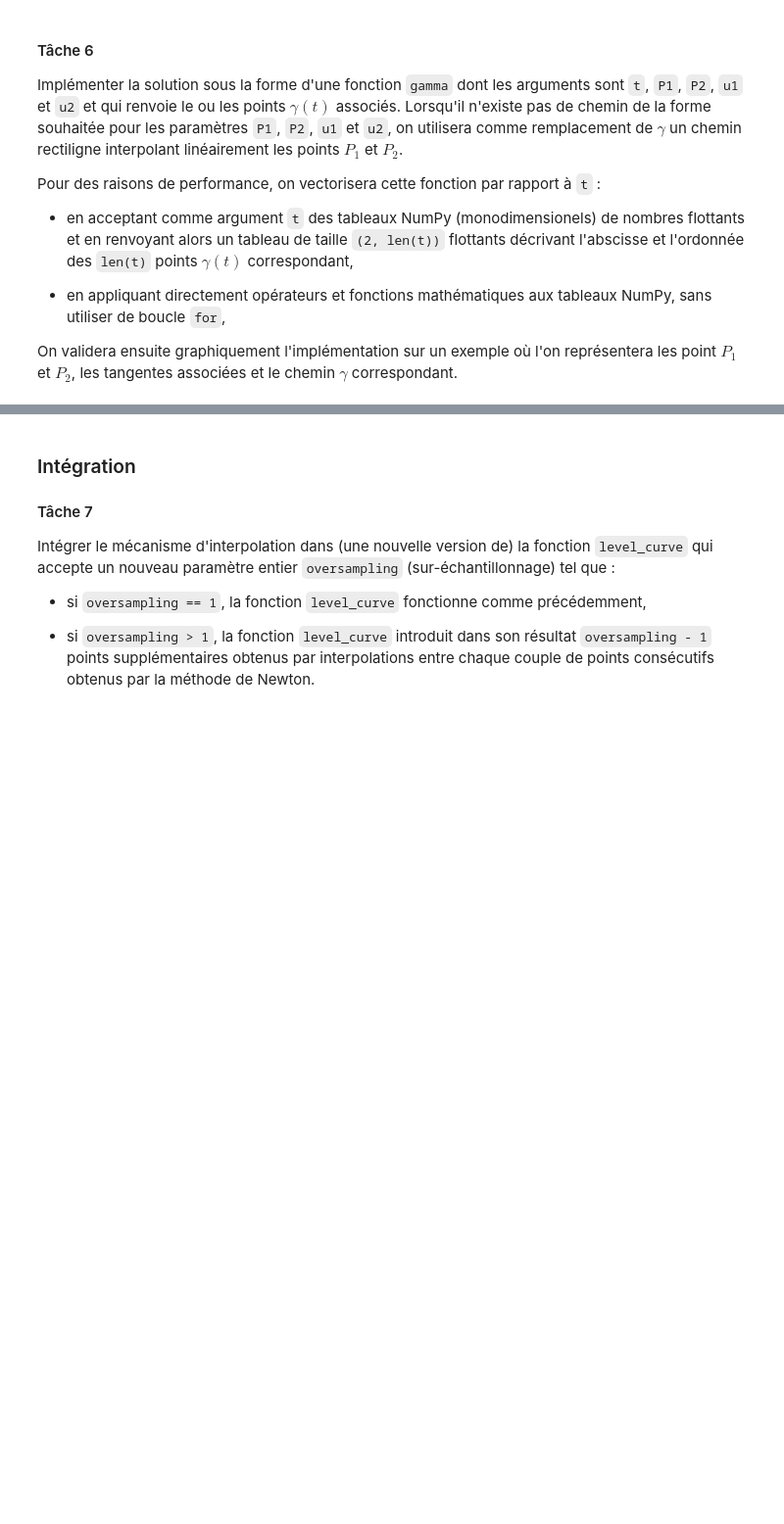
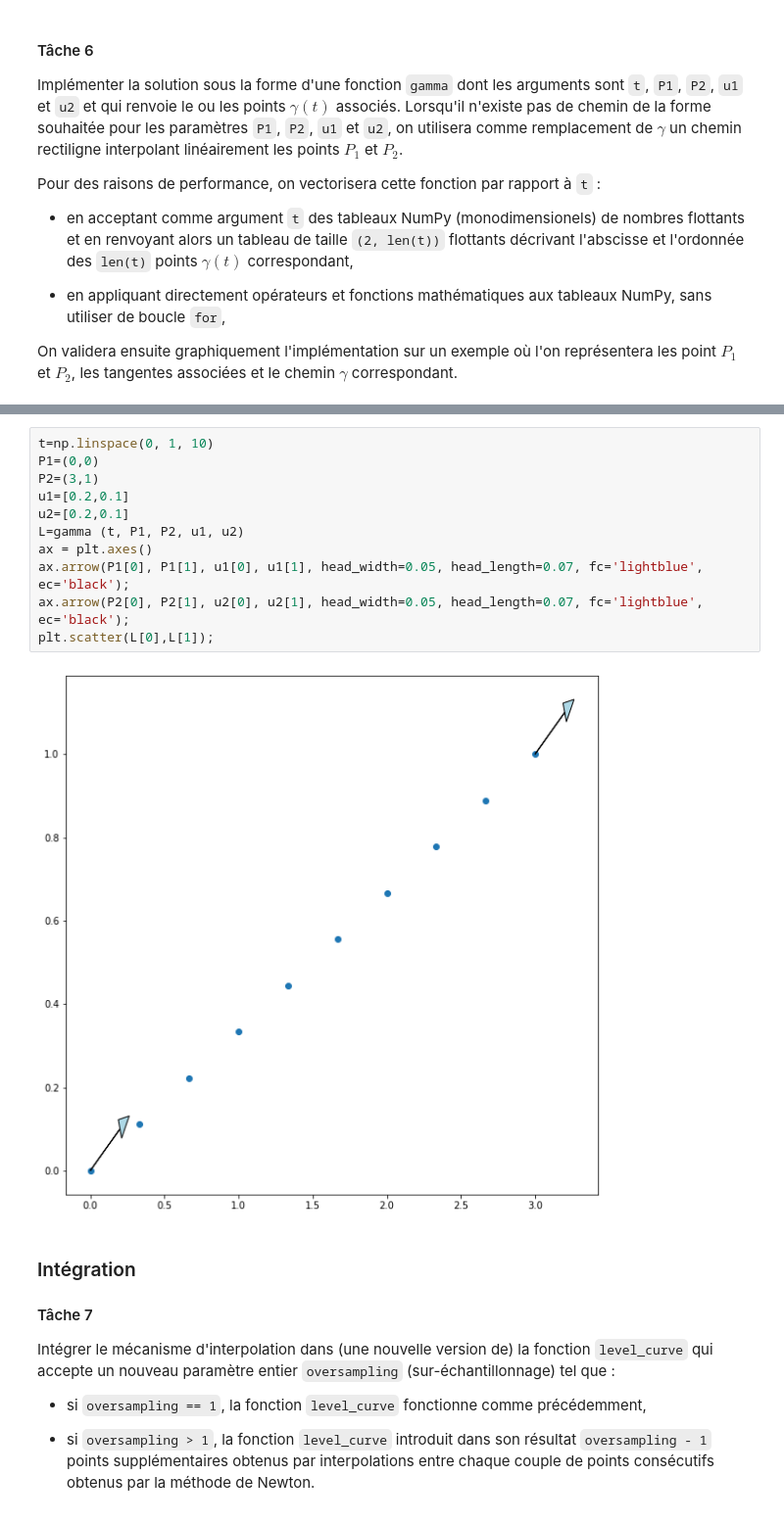
Before and after one commit to 20doireau/projet_math, a Jupyter notebook: Courbes_de_niveau_Fiche_reponse.ipynb, the cells around one changed output, grey strips where cells are left out. Shown at 98% size. Saved outputs shown, nothing was run; the diff lists cells and outputs as text; blank space fills up the shorter version.

```diff
--- a/Courbes_de_niveau_Fiche_reponse.ipynb
+++ b/Courbes_de_niveau_Fiche_reponse.ipynb
@@ -598,3 +619,16 @@ def gamma (t, P1 : tuple, P2 : tuple, u1 : list, u2 : list):
+# %%
+t=np.linspace(0, 1, 10)
+P1=(0,0)
+P2=(3,1)
+u1=[0.2,0.1]
+u2=[0.2,0.1]
+L=gamma (t, P1, P2, u1, u2)
+ax = plt.axes()
+ax.arrow(P1[0], P1[1], u1[0], u1[1], head_width=0.05, head_length=0.07, fc='lightblue', ec='black');
+ax.arrow(P2[0], P2[1], u2[0], u2[1], head_width=0.05, head_length=0.07, fc='lightblue', ec='black');
+plt.scatter(L[0],L[1]);
+# %% [output]
+[figure, added]
 # %% [markdown]
 ### Intégration
 
```
Also changed, not shown: parts of 6 cells of this notebook.
